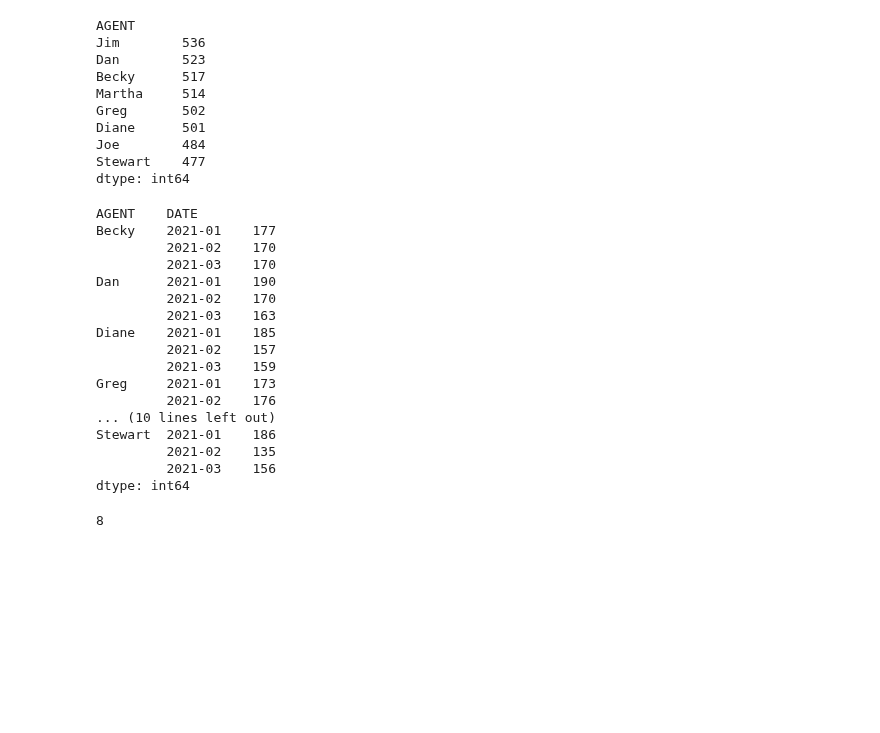
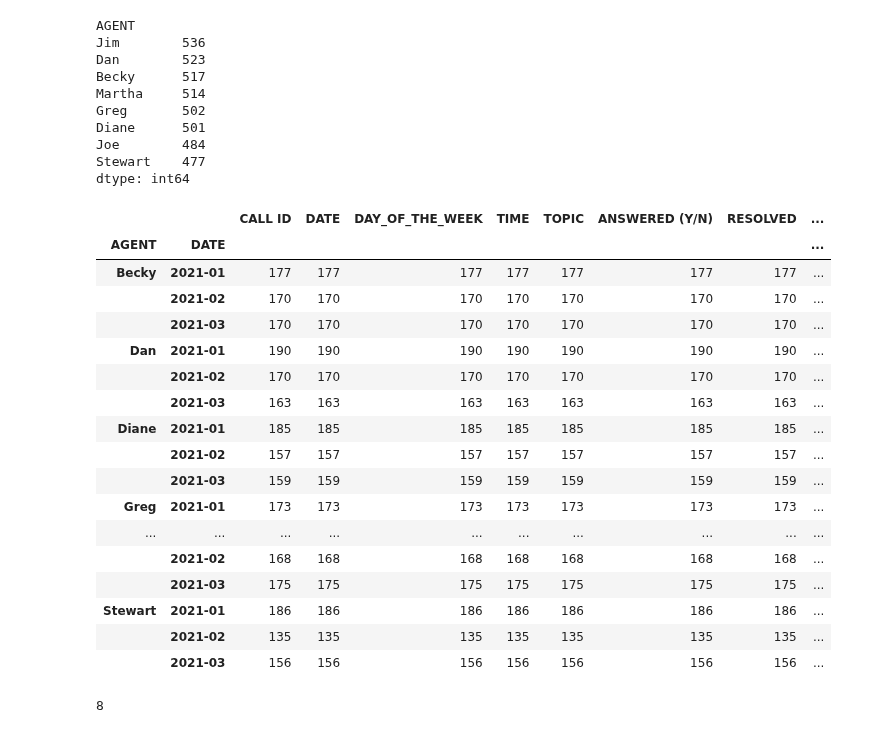
Before and after one commit to PABLOXAVIERMENDEZ/Proyecto_EDA_Pablo_Mendez, a Jupyter notebook: 4- Estadística descriptiva & As Is de los datos.ipynb, the cells around one changed output. Drawn from its saved outputs; the diff is of its cells as text; code cells hidden in the pictures; blank space fills up the shorter version.

```diff
--- a/4- Estadística descriptiva & As Is de los datos.ipynb
+++ b/4- Estadística descriptiva & As Is de los datos.ipynb
@@ -287,25 +287,26 @@ Joe        484
 Stewart    477
 dtype: int64
 # %%
-Telecom.groupby(['AGENT', Telecom['DATE'].dt.to_period('M')]).size()
+Telecom.groupby(['AGENT', Telecom['DATE'].dt.to_period('M')]).count()
 # %% [output]
-AGENT    DATE
-Becky    2021-01    177
-         2021-02    170
-         2021-03    170
-Dan      2021-01    190
-         2021-02    170
-         2021-03    163
-Diane    2021-01    185
-         2021-02    157
-         2021-03    159
-Greg     2021-01    173
-         2021-02    176
-... (10 lines left out)
-Stewart  2021-01    186
-         2021-02    135
-         2021-03    156
-dtype: int64
+|  |  | CALL ID | DATE | DAY_OF_THE_WEEK | TIME | TOPIC | ANSWERED (Y/N) | RESOLVED | ... |
+| AGENT | DATE |  |  |  |  |  |  |  | ... |
+| Becky | 2021-01 | 177 | 177 | 177 | 177 | 177 | 177 | 177 | ... |
+|  | 2021-02 | 170 | 170 | 170 | 170 | 170 | 170 | 170 | ... |
+|  | 2021-03 | 170 | 170 | 170 | 170 | 170 | 170 | 170 | ... |
+| Dan | 2021-01 | 190 | 190 | 190 | 190 | 190 | 190 | 190 | ... |
+|  | 2021-02 | 170 | 170 | 170 | 170 | 170 | 170 | 170 | ... |
+|  | 2021-03 | 163 | 163 | 163 | 163 | 163 | 163 | 163 | ... |
+| Diane | 2021-01 | 185 | 185 | 185 | 185 | 185 | 185 | 185 | ... |
+|  | 2021-02 | 157 | 157 | 157 | 157 | 157 | 157 | 157 | ... |
+|  | 2021-03 | 159 | 159 | 159 | 159 | 159 | 159 | 159 | ... |
+| Greg | 2021-01 | 173 | 173 | 173 | 173 | 173 | 173 | 173 | ... |
+| ... | ... | ... | ... | ... | ... | ... | ... | ... | ... |
+|  | 2021-02 | 168 | 168 | 168 | 168 | 168 | 168 | 168 | ... |
+|  | 2021-03 | 175 | 175 | 175 | 175 | 175 | 175 | 175 | ... |
+| Stewart | 2021-01 | 186 | 186 | 186 | 186 | 186 | 186 | 186 | ... |
+|  | 2021-02 | 135 | 135 | 135 | 135 | 135 | 135 | 135 | ... |
+|  | 2021-03 | 156 | 156 | 156 | 156 | 156 | 156 | 156 | ... |
 # %%
 Telecom['AGENT'].nunique()
 # %% [output]
```
Also changed, not shown: parts of 3 cells of this notebook.
